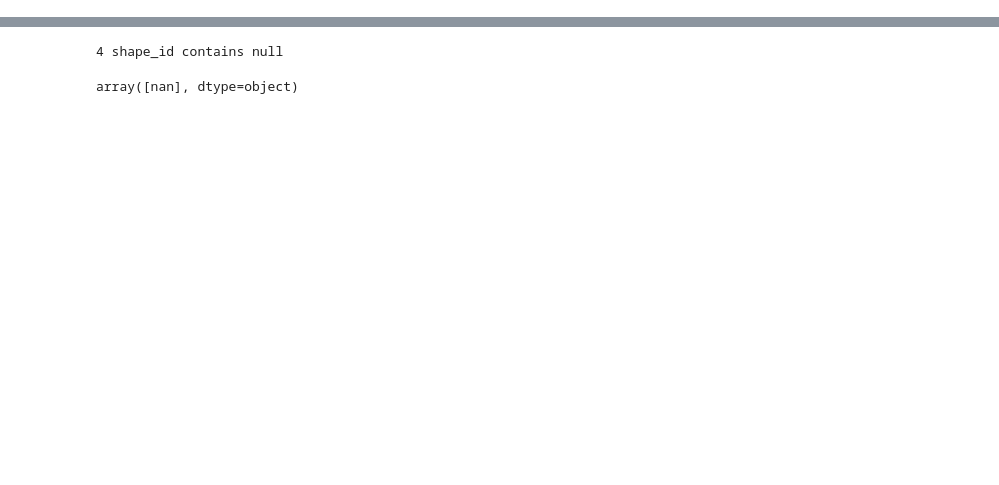
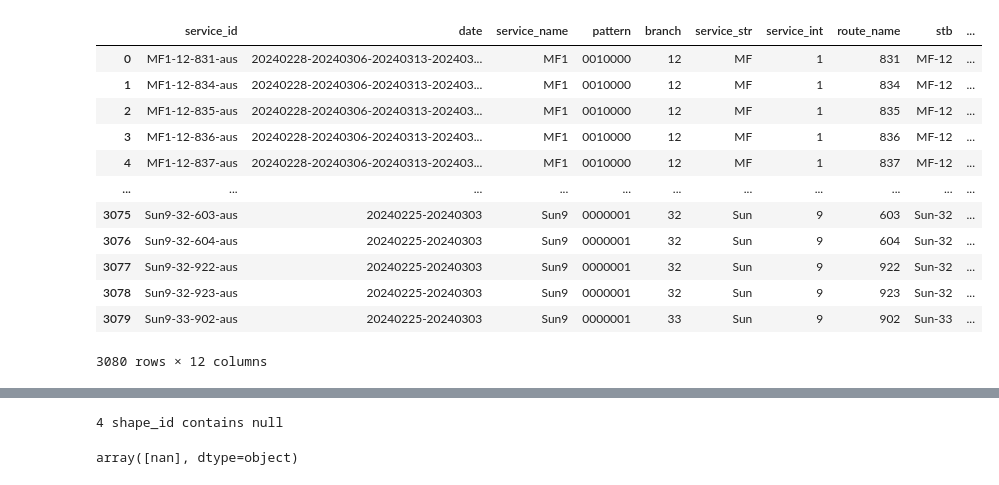
Before and after one commit to thanhan910/AusGeo-old-1, a Jupyter notebook: notebooks/ptv-analysis.ipynb, the cells around one changed output, grey strips where cells are left out. Cells and saved outputs as stored; diff of their text form; code cells hidden in the pictures; blank space fills up the shorter version.

```diff
--- a/notebooks/ptv-analysis.ipynb
+++ b/notebooks/ptv-analysis.ipynb
@@ -77,0 +295,30 @@ df4_branches = DF['4']['routes'].groupby('route_name')['branch'].unique()
+# %%
+df4dates = DF['4']['calendar'][['service_id', 'date']].explode('date').reset_index(drop=True)
+# Convert date to string of format YYYYMMDD
+df4dates['date'] = df4dates['date'].astype(str).apply(lambda x: x.replace('-', ''))
+df4dates = pd.merge(df4dates, DF['4']['calendar_dates'][['service_id', 'date', 'exception_type']], on=['service_id', 'date'], how='left')
+df4dates = df4dates[df4dates['exception_type'] != 2]
+df4dates = df4dates.groupby('service_id')['date'].unique()
+df4dates = df4dates.apply(lambda x: sorted(x))
+df4dates = df4dates.apply(lambda x: '-'.join(x))
+df4dates = df4dates.reset_index()
+# %%
+df4calendar = DF['4']['calendar'][['service_id', 'service_name', 'pattern', 'branch', 'service_str', 'service_int', 'route_name', 'stb', 'snb', 'startend', 'patternfull']]
+# %%
+df4dates = pd.merge(df4dates, df4calendar, on='service_id')
+# %%
+df4dates
+# %% [output]
+|  | service_id | date | service_name | pattern | branch | service_str | service_int | route_name | stb | ... |
+| 0 | MF1-12-831-aus | 20240228-20240306-20240313-202403... | MF1 | 0010000 | 12 | MF | 1 | 831 | MF-12 | ... |
+| 1 | MF1-12-834-aus | 20240228-20240306-20240313-202403... | MF1 | 0010000 | 12 | MF | 1 | 834 | MF-12 | ... |
+| 2 | MF1-12-835-aus | 20240228-20240306-20240313-202403... | MF1 | 0010000 | 12 | MF | 1 | 835 | MF-12 | ... |
+| 3 | MF1-12-836-aus | 20240228-20240306-20240313-202403... | MF1 | 0010000 | 12 | MF | 1 | 836 | MF-12 | ... |
+| 4 | MF1-12-837-aus | 20240228-20240306-20240313-202403... | MF1 | 0010000 | 12 | MF | 1 | 837 | MF-12 | ... |
+| ... | ... | ... | ... | ... | ... | ... | ... | ... | ... | ... |
+| 3075 | Sun9-32-603-aus | 20240225-20240303 | Sun9 | 0000001 | 32 | Sun | 9 | 603 | Sun-32 | ... |
+| 3076 | Sun9-32-604-aus | 20240225-20240303 | Sun9 | 0000001 | 32 | Sun | 9 | 604 | Sun-32 | ... |
+| 3077 | Sun9-32-922-aus | 20240225-20240303 | Sun9 | 0000001 | 32 | Sun | 9 | 922 | Sun-32 | ... |
+| 3078 | Sun9-32-923-aus | 20240225-20240303 | Sun9 | 0000001 | 32 | Sun | 9 | 923 | Sun-32 | ... |
+| 3079 | Sun9-33-902-aus | 20240225-20240303 | Sun9 | 0000001 | 33 | Sun | 9 | 902 | Sun-33 | ... |
+3080 rows × 12 columns
```
Also changed, not shown: parts of 44 cells of this notebook.
